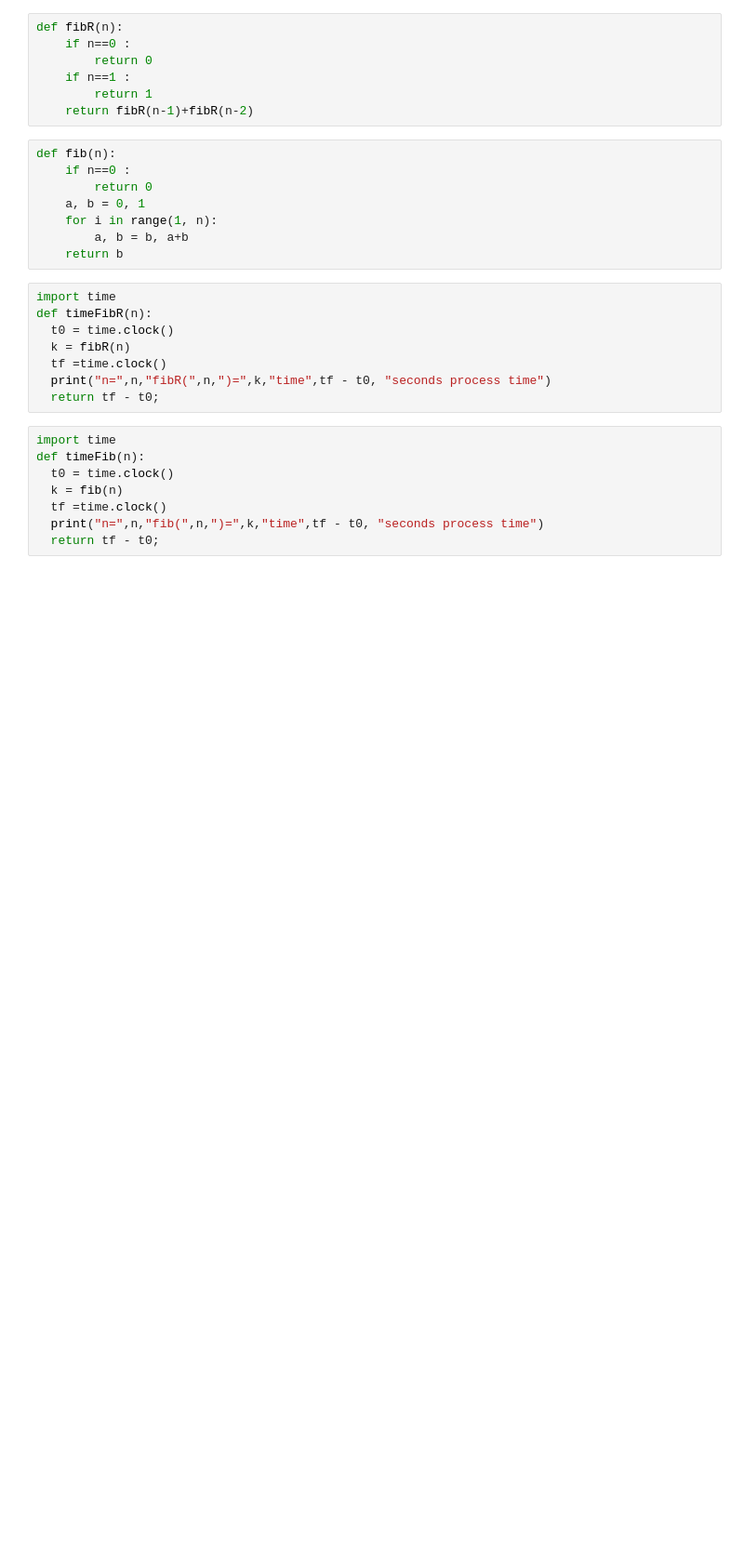
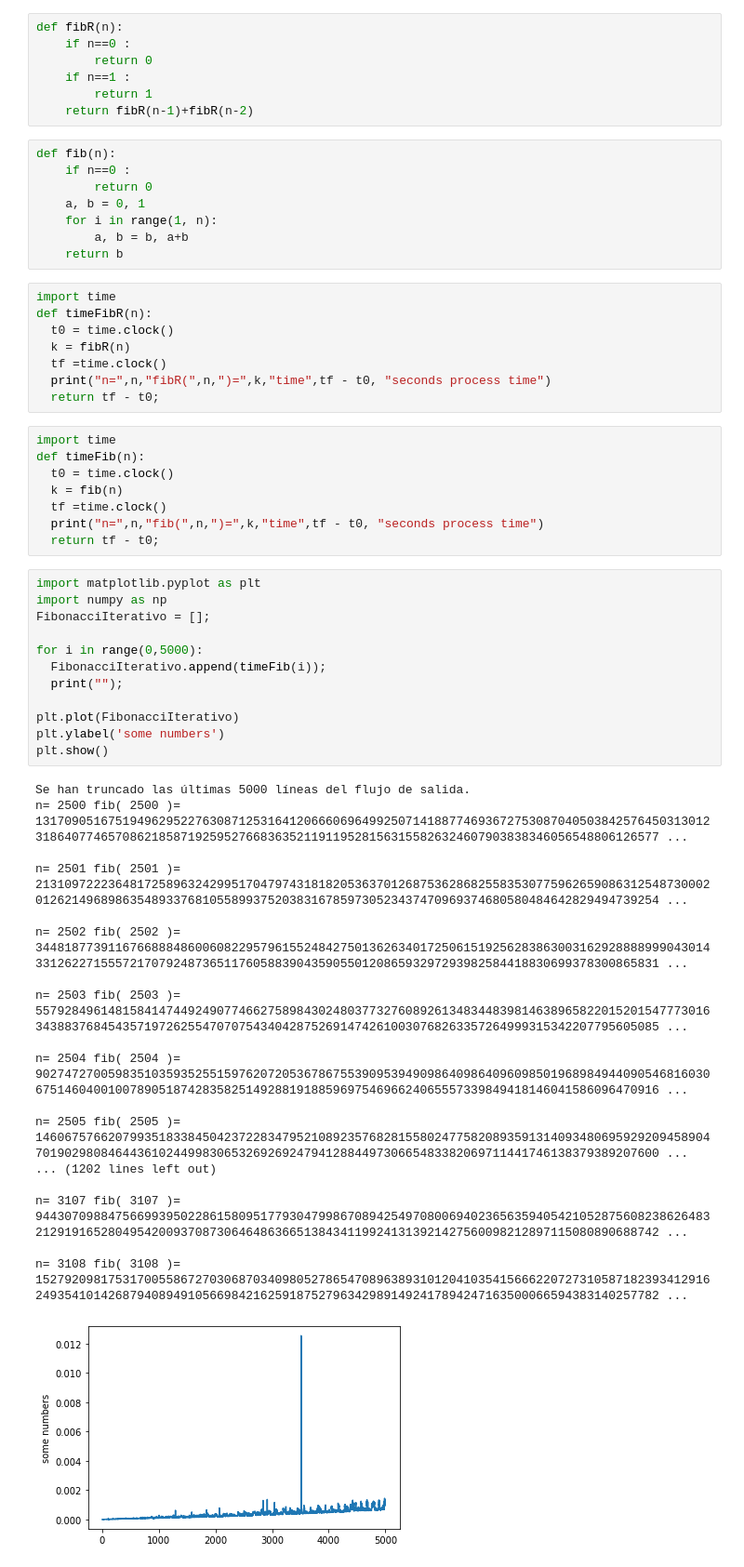
Before and after one commit to OscarAlvarezRodriguez/AlgorithmsUN2020II, a Jupyter notebook: Laboratorios/Laboratorio 10/Fibonacci.ipynb, the cells around one changed output. Shown at 93% size. Drawn from its saved outputs; the diff is of its cells as text; blank space fills up the shorter version.

```diff
--- a/Laboratorios/Laboratorio 10/Fibonacci.ipynb
+++ b/Laboratorios/Laboratorio 10/Fibonacci.ipynb
@@ -39,3 +39,34 @@ def timeFib(n):
   tf =time.clock()
   print("n=",n,"fib(",n,")=",k,"time",tf - t0, "seconds process time")
   return tf - t0;
+# %%
+import matplotlib.pyplot as plt
+import numpy as np
+FibonacciIterativo = [];
+
+for i in range(0,5000):
+  FibonacciIterativo.append(timeFib(i));
+  print("");
+
+plt.plot(FibonacciIterativo)
+plt.ylabel('some numbers')
+plt.show()
+# %% [output]
+Se han truncado las últimas 5000 líneas del flujo de salida.
+n= 2500 fib( 2500 )= 13170905167519496295227630871253164120666069649925071418877469367275308704050384257645031301231864077465708621858719259527668363521191195281563155826324607903838346056548806126577 ...
+
+n= 2501 fib( 2501 )= 21310972223648172589632429951704797431818205363701268753628682558353077596265908631254873000201262149689863548933768105589937520383167859730523437470969374680580484642829494739254 ...
+
+n= 2502 fib( 2502 )= 34481877391167668884860060822957961552484275013626340172506151925628386300316292888899904301433126227155572170792487365117605883904359055012086593297293982584418830699378300865831 ...
+
+n= 2503 fib( 2503 )= 55792849614815841474492490774662758984302480377327608926134834483981463896582201520154777301634388376845435719726255470707543404287526914742610030768263357264999315342207795605085 ...
+
+n= 2504 fib( 2504 )= 90274727005983510359352551597620720536786755390953949098640986409609850196898494409054681603067514604001007890518742835825149288191885969754696624065557339849418146041586096470916 ...
+
+n= 2505 fib( 2505 )= 14606757662079935183384504237228347952108923576828155802477582089359131409348069592920945890470190298084644361024499830653269269247941288449730665483382069711441746138379389207600 ...
+... (1202 lines left out)
+
+n= 3107 fib( 3107 )= 94430709884756699395022861580951779304799867089425497080069402365635940542105287560823862648321291916528049542009370873064648636651384341199241313921427560098212897115080890688742 ...
+
+n= 3108 fib( 3108 )= 15279209817531700558672703068703409805278654708963893101204103541566622072731058718239341291624935410142687940894910566984216259187527963429891492417894247163500066594383140257782 ...
+[figure, added]
```
Also changed, not shown: parts of 3 cells of this notebook, 2 other files.
